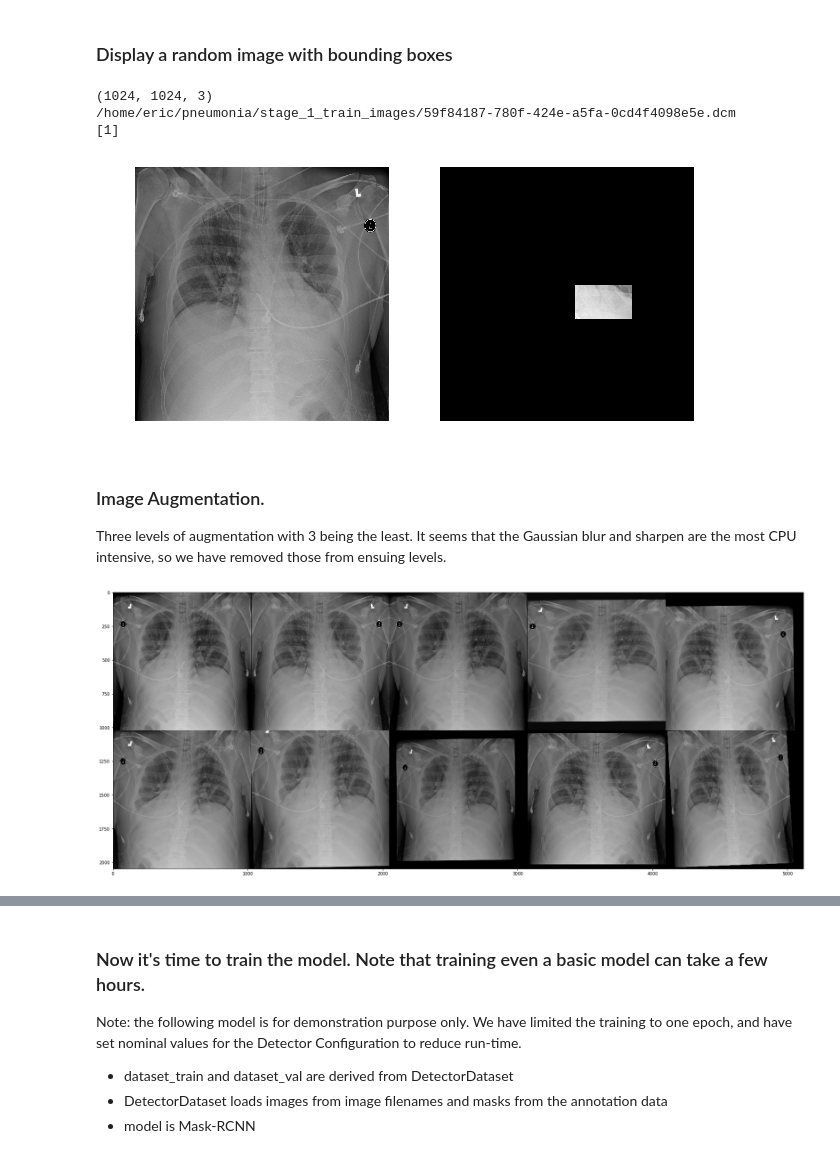
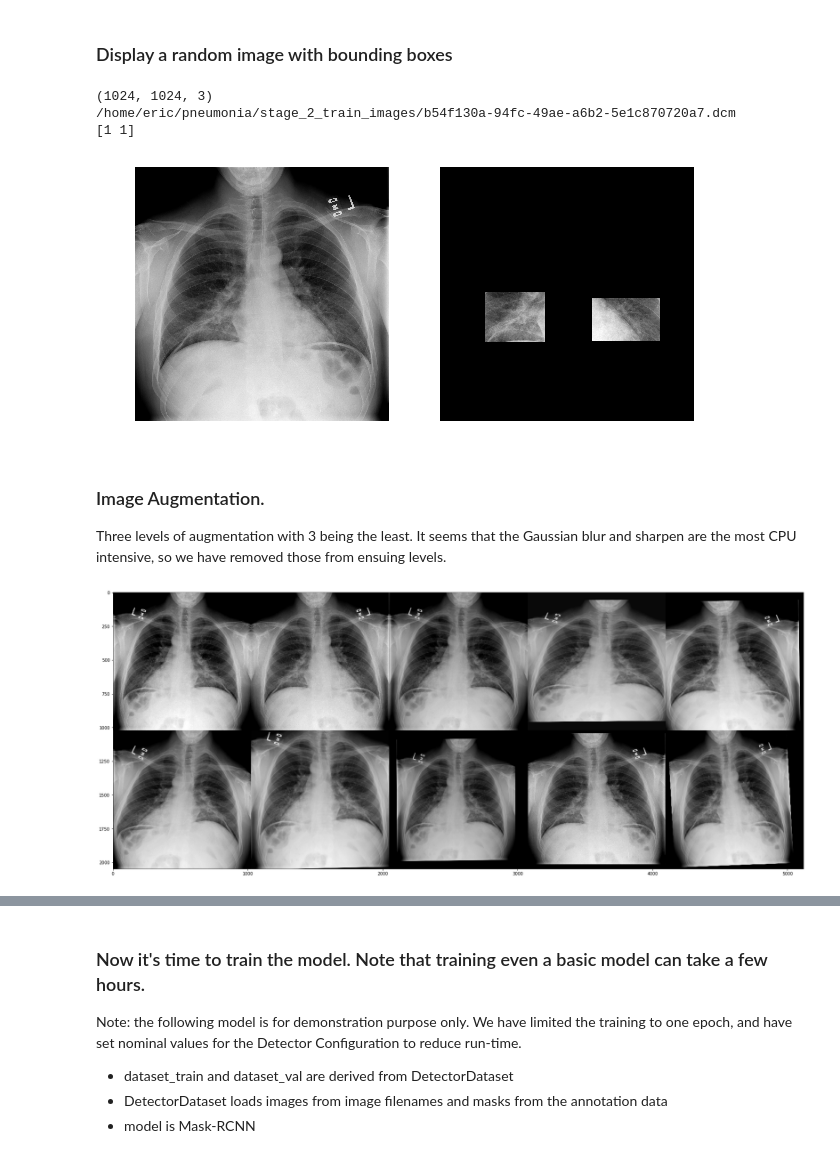
Before and after one commit to escuccim/rsna_pneumonia, a Jupyter notebook: mask_rcnn_and_transfer_learning_384x384_2.ipynb, the cells around one changed output, grey strips where cells are left out. Saved outputs shown, nothing was run; the diff lists cells and outputs as text; code cells hidden in the pictures.

```diff
--- a/mask_rcnn_and_transfer_learning_384x384_2.ipynb
+++ b/mask_rcnn_and_transfer_learning_384x384_2.ipynb
@@ -53,8 +53,8 @@ import mrcnn.model as modellib
 from mrcnn import visualize
 from mrcnn.model import log
 # %%
-train_dicom_dir = os.path.join(DATA_DIR, 'stage_1_train_images')
-test_dicom_dir = os.path.join(DATA_DIR, 'stage_1_test_images')
+train_dicom_dir = os.path.join(DATA_DIR, 'stage_2_train_images')
+test_dicom_dir = os.path.join(DATA_DIR, 'stage_2_test_images')
 # %%
 # !wget --quiet https://github.com/matterport/Mask_RCNN/releases/download/v2.0/mask_rcnn_coco.h5
 # !ls -lh mask_rcnn_coco.h5
@@ -184,7 +184,7 @@ class DetectorDataset(utils.Dataset):
 ### Examine the annotation data, parse the dataset, and view dicom fields
 # %%
 # training dataset
-anns = pd.read_csv(os.path.join(DATA_DIR, 'stage_1_train_labels.csv'))
+anns = pd.read_csv(os.path.join(DATA_DIR, 'stage_2_train_labels.csv'))
 anns.head()
 # %% [output]
 |  | patientId | x | y | width | height | Target |
@@ -207,10 +207,10 @@ ORIG_SIZE = 1024
 # split dataset into training vs. validation dataset
 # split ratio is set to 0.9 vs. 0.1 (train vs. validation, respectively)
 image_fps_list = list(image_fps)
-random.seed(72)
+random.seed(42)
 random.shuffle(image_fps_list)
 
-val_size = 2000
+val_size = int(len(image_fps_list) * .12)
 image_fps_val = image_fps_list[:val_size]
 image_fps_train = image_fps_list[val_size:]
 
@@ -262,9 +262,9 @@ print(image_fp)
 print(class_ids)
 # %% [output]
 (1024, 1024, 3)
-/home/eric/pneumonia/stage_1_train_images/59f84187-780f-424e-a5fa-0cd4f4098e5e.dcm
-[1]
+/home/eric/pneumonia/stage_2_train_images/b54f130a-94fc-49ae-a6b2-5e1c870720a7.dcm
+[1 1]
-[figure, old version]
+[figure, new version]
 # %% [markdown]
 ### Image Augmentation.
 
@@ -282,36 +282,36 @@ augmentation = iaa.Sequential([
                 scale={"x": (0.85, 1.15), "y": (0.8, 1.2)},
                 translate_percent={"x": (-0.05, 0.05), "y": (-0.08, 0.08)},
                 rotate=(-2.5, 2.5),
                 shear=(-1.5, 1.5),
             ),
             iaa.PiecewiseAffine(scale=(0.005, 0.075)),
             iaa.Noop(),
         ]),
         iaa.OneOf([
-            iaa.Crop(px=(0, 50)),
-            iaa.Pad(px=(0, 50)),
+            iaa.Crop(px=(0, 40)),
+            iaa.Pad(px=(0, 40)),
             iaa.Noop(),
         ]),
     ], True),
     iaa.OneOf([ ## brightness or contrast
         iaa.Multiply((0.85, 1.15)),
         iaa.ContrastNormalization((0.75, 1.25)),
         iaa.Add((-20, 20)),
         iaa.Noop(),
     ]),
     iaa.OneOf([ ## blur or sharpen
         iaa.GaussianBlur(sigma=(0.0, 0.4)),
         iaa.Sharpen(alpha=(0.0, 0.4)),
         iaa.Noop(),
     ]),
 ])
 
 # test on the same image as above
 imggrid = augmentation.draw_grid(image[:, :, 0], cols=5, rows=2)
 plt.figure(figsize=(30, 12))
 _ = plt.imshow(imggrid[:, :, 0], cmap='gray')
 # %% [output]
-[figure, old version]
+[figure, new version]
 # %%
 # Image augmentation (heavy and random)
 augmentation2 = iaa.Sequential([
```
Also changed, not shown: parts of 31 cells of this notebook, 1 other file.
